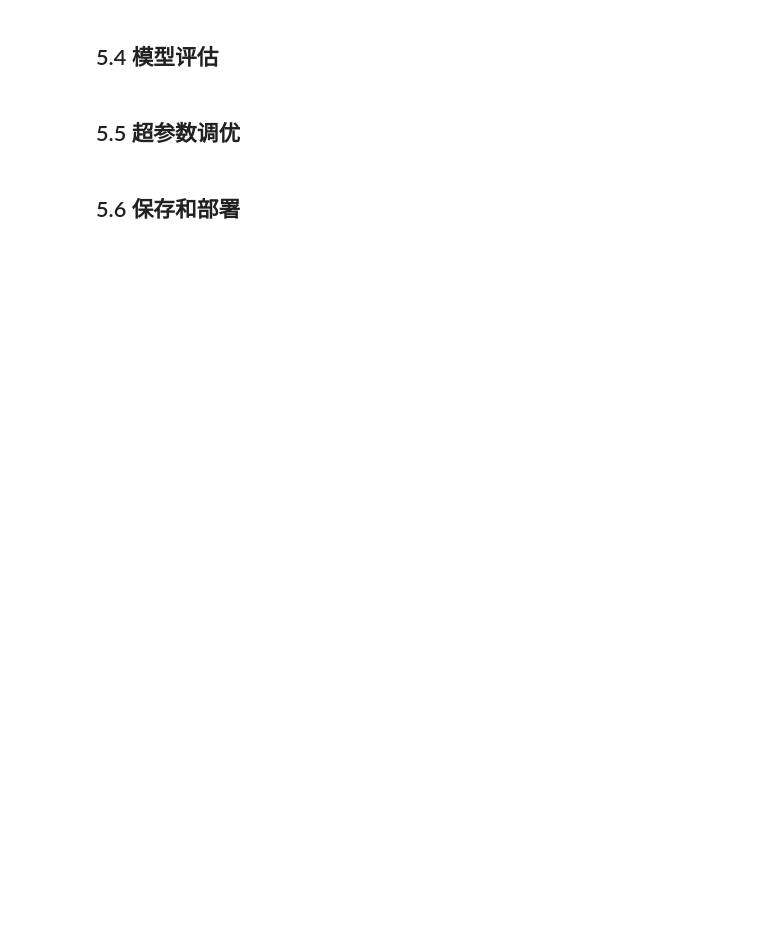
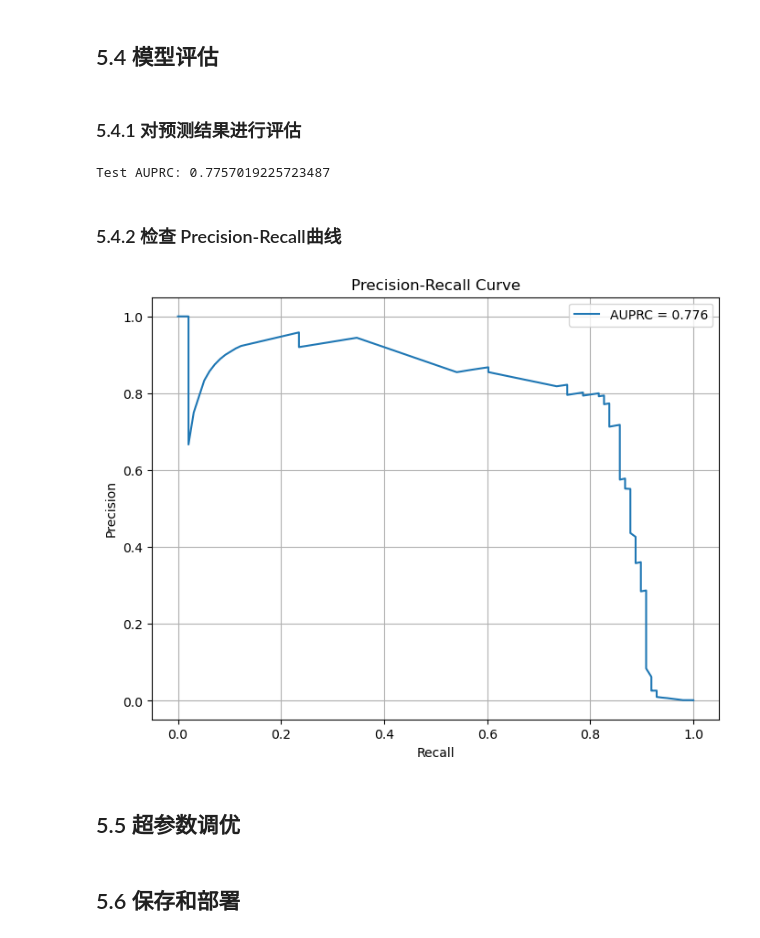
Before and after one commit to PinmogeJoshua/CreditCardFraudDetection, a Jupyter notebook: ccfd.ipynb, the cells around one changed output. Drawn from its saved outputs; the diff is of its cells as text; code cells hidden in the pictures; blank space fills up the shorter version.

```diff
--- a/ccfd.ipynb
+++ b/ccfd.ipynb
@@ -322,7 +324,7 @@ params = {
     'metric': 'binary_logloss', # 评价指标
     'boosting_type': 'gbdt',    # 梯度提升决策树
 
-    'learing_rate': 0.05, # 学习率
+    'learning_rate': 0.05, # 学习率
     'num_leaves': 31, # 最大叶子节点数
     'max_depth': 6,    # 树的最大深度，防止过拟合
 
@@ -338,0 +343,8 @@ params = {
+# %%
+from sklearn.metrics import average_precision_score
+
+# 自定义 AUPRC 评估函数
+def auprc_eval(preds, train_data):
+    labels = train_data.get_label()  # 获取真实标签
+    score = average_precision_score(labels, preds)  # 计算 AUPRC
+    return 'auprc', score, True  # 返回指标名称、值和是否越高越好
@@ -345,5 +359,6 @@ model = lgb.train(
     valid_sets=[train_data, test_data],
     valid_names=['train', 'valid'],
     num_boost_round=500,
-    callbacks=[early_stopping(stopping_rounds=50)]
+    callbacks=[early_stopping(stopping_rounds=50)],
+    feval=auprc_eval  # 使用自定义 AUPRC 评估函数
 )
@@ -361,3 +376,29 @@ print("Classification Report:\n", classification_report(y_test, y_pred_binary))
+# %% [markdown]
+### 5.4.1 对预测结果进行评估
+# %%
+from sklearn.metrics import precision_recall_curve, auc
+
+# 计算 Precision-Recall 曲线
+precision, recall, _ = precision_recall_curve(y_test, y_pred)
+
+# 计算 AUPRC
+auprc = auc(recall, precision)
+print("Test AUPRC:", auprc)
+# %% [output]
+Test AUPRC: 0.7757019225723487
+# %% [markdown]
+### 5.4.2 检查 Precision-Recall曲线
+# %%
+plt.figure(figsize=(8, 6))
+plt.plot(recall, precision, label=f"AUPRC = {auprc:.3f}")
+plt.xlabel("Recall")
+plt.ylabel("Precision")
+plt.title("Precision-Recall Curve")
+plt.legend()
+plt.grid()
+plt.show()
+# %% [output]
+[figure, added]
 # %% [markdown]
 ## 5.5 超参数调优
 # %% [markdown]
```
Also changed, not shown: parts of 7 cells of this notebook.
